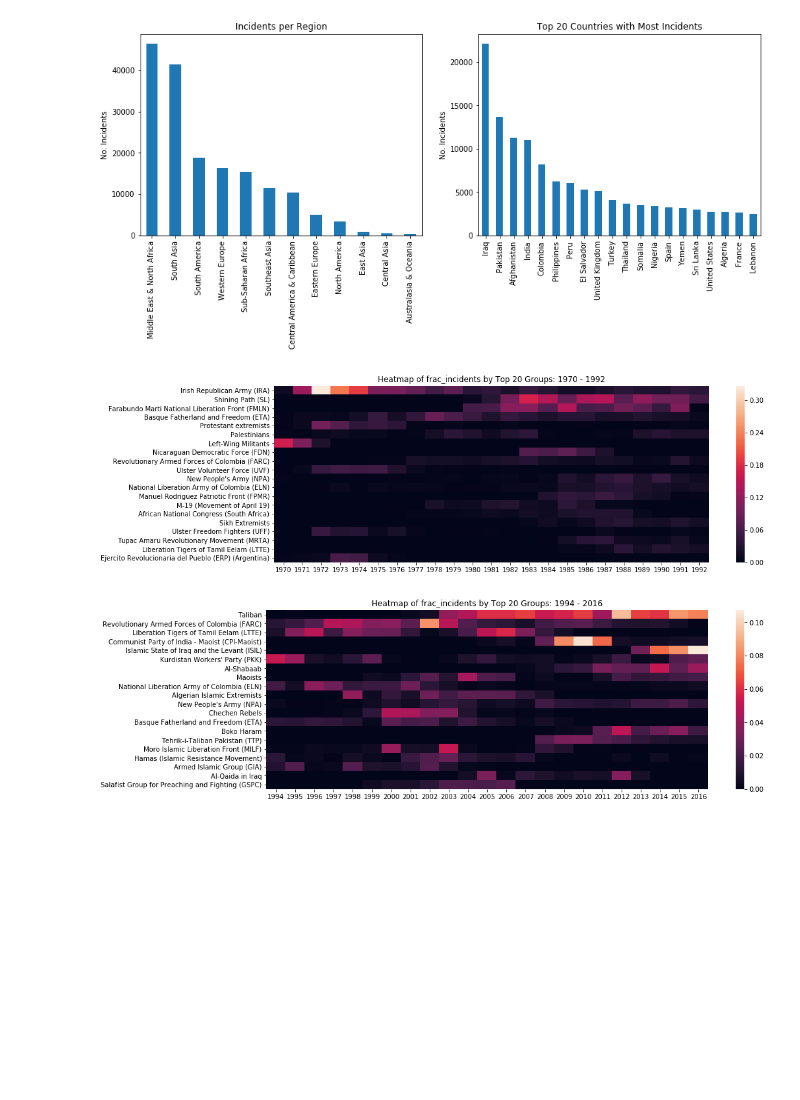
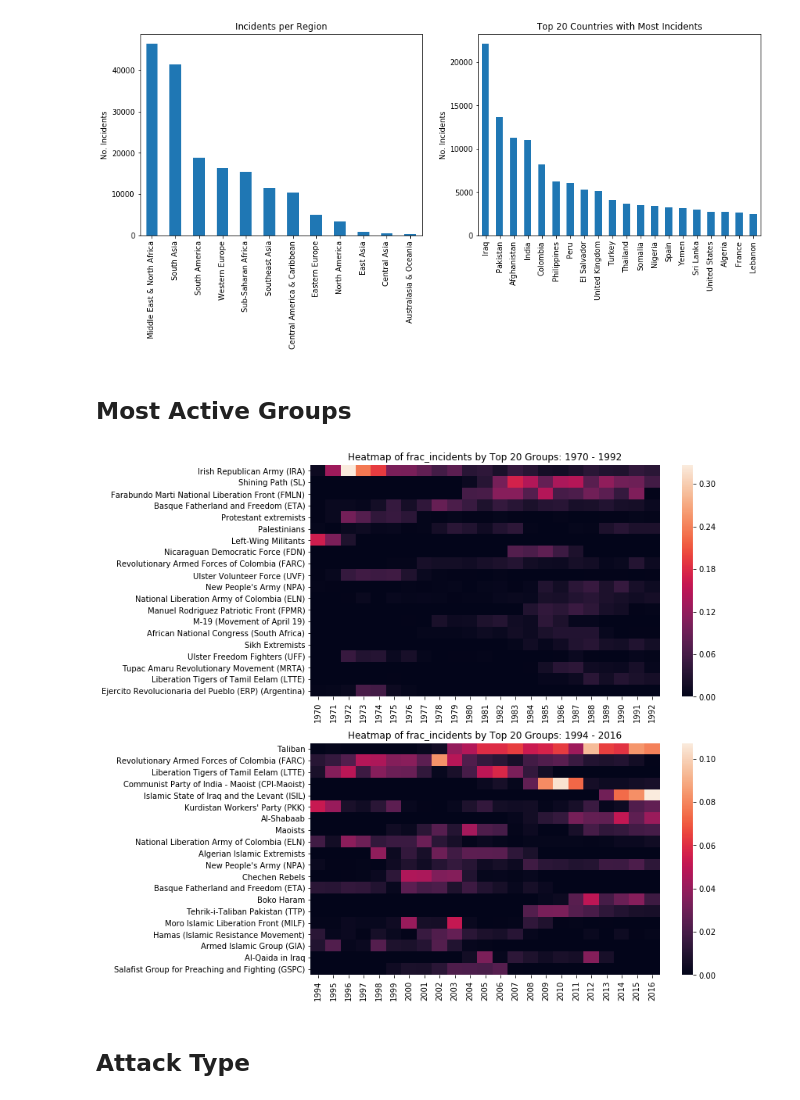
Before and after one commit to jack89roberts/GTD, a Jupyter notebook: GTD_Challenge.ipynb, the cells around one changed output. Saved outputs shown, nothing was run; the diff lists cells and outputs as text; code cells hidden in the pictures; blank space fills up the shorter version.

Commit message:
added headings and attacks by location

```diff
--- a/GTD_Challenge.ipynb
+++ b/GTD_Challenge.ipynb
@@ -24,21 +28,24 @@ cols_to_extract = ['eventid','imonth', 'iyear','iday',
 
 # Load data
 df = pd.read_excel('GTD_0617dist/globalterrorismdb_0617dist.xlsx',
-                   index_col=0,usecols=cols_to_extract,
+                   usecols=cols_to_extract,
                    na_values = ['Unknown','-99','-9','Not Applicable'])
 
 # replace some values not correctly dealt with by pandas import
 df.replace(-9,np.nan,inplace=True)
 df.replace(-99,np.nan,inplace=True)
 
-# create a date column, then get rid of the seaparte year, month and day columns
 # entries without month or day - treat as 1st January
 df['imonth'].replace(0,1,inplace=True)
 df['iday'].replace(0,1,inplace=True)
+
+# create a date column, then get rid of the seaparte year, month and day columns
 df['iyear']=pd.to_datetime(dict(year=df.iyear, month=df.imonth, day=df.iday))
 df.rename(columns={'iyear':'date'}, inplace=True)
-df.drop(['imonth','iday'],axis=1)
+df.drop(['imonth','iday'],axis=1,inplace=True)
 
-df.info()
+# set date as the index
+df.set_index('date',inplace=True)
+print('Done!')
 # %% [output]
 <class 'pandas.core.frame.DataFrame'>
@@ -95,8 +151,6 @@ There are 16218 rows which have duplicated information in other rows.
 # %%
-# Plot some basic stats
-
 # total incidents per year
-tot_inc_yr = df.resample('A',on='date')['date'].count()
+tot_inc_yr = df.resample('A')['eventid'].count()
 tot_inc_yr.index = tot_inc_yr.index.year
 tot_inc_yr.name = 'n_incidents'
 tot_inc_yr.index.name = 'year'
@@ -105,7 +159,7 @@ tot_inc_yr.plot.bar(title='No. Global Terrorism Incidents Per Year')
 plt.ylabel('No. Incidents');
 
 # total deaths and wounded per year
-tot_kill_yr = df.resample('A',on='date')[['nkill','nwound']].sum()
+tot_kill_yr = df.resample('A')[['nkill','nwound']].sum()
 tot_kill_yr.name = 'killed_wounded'
 tot_kill_yr.index = tot_kill_yr.index.year
 tot_kill_yr.index.name = 'year'
@@ -129,32 +185,35 @@ df['country_txt'].value_counts()[:20].plot.bar(title='Top 20 Countries with Most
 plt.ylabel('No. Incidents');
 # %% [output]
 [figure]
+# %% [markdown]
+## Most Active Groups
 # %%
-# MOST ACTIVE GROUPS PER YEAR
-
 # incidents per year per group
-grp_inc_yr = df.groupby([pd.Grouper(freq='A',key='date'),'gname'])['country_txt'].count()
+grp_inc_yr = df.groupby([pd.Grouper(freq='A'),'gname'])['country_txt'].count()
 grp_inc_yr = grp_inc_yr.unstack('gname',fill_value=0)
 grp_inc_yr.name = 'n_incidents'
 grp_inc_yr.index = grp_inc_yr.index.year
 grp_inc_yr.index.name = 'year'
 
 # fraction incidents per year
 grp_frinc_yr = grp_inc_yr.div(tot_inc_yr,axis='rows')
 grp_frinc_yr.name = 'frac_incidents'
 
 # heatmap plot function
 def plot_heatmap(data,year_range,n_groups=20):
     plot_groups = data.loc[year_range].sum().sort_values(ascending=False)[:n_groups].index
-    plt.figure(figsize=(15,5))
     sns.heatmap(data[plot_groups].loc[year_range].T)
     plt.xlabel('')
     plt.ylabel('')
     plt.title('Heatmap of {} by Top {} Groups: {} - {}'.format(data.name,n_groups,min(year_range),max(year_range)))
 
+plt.figure(figsize=(10,12))
+plt.subplot(2,1,1)
 plot_heatmap(grp_frinc_yr,list(np.arange(1970,1993)))
+plt.subplot(2,1,2)
 plot_heatmap(grp_frinc_yr,list(np.arange(1994,2017)))
 # %% [output]
-[figure, old version]
+[figure, new version]
-[figure, removed]
+# %% [markdown]
+## Attack Type
 # %%
```
Also changed, not shown: parts of 11 cells of this notebook.
